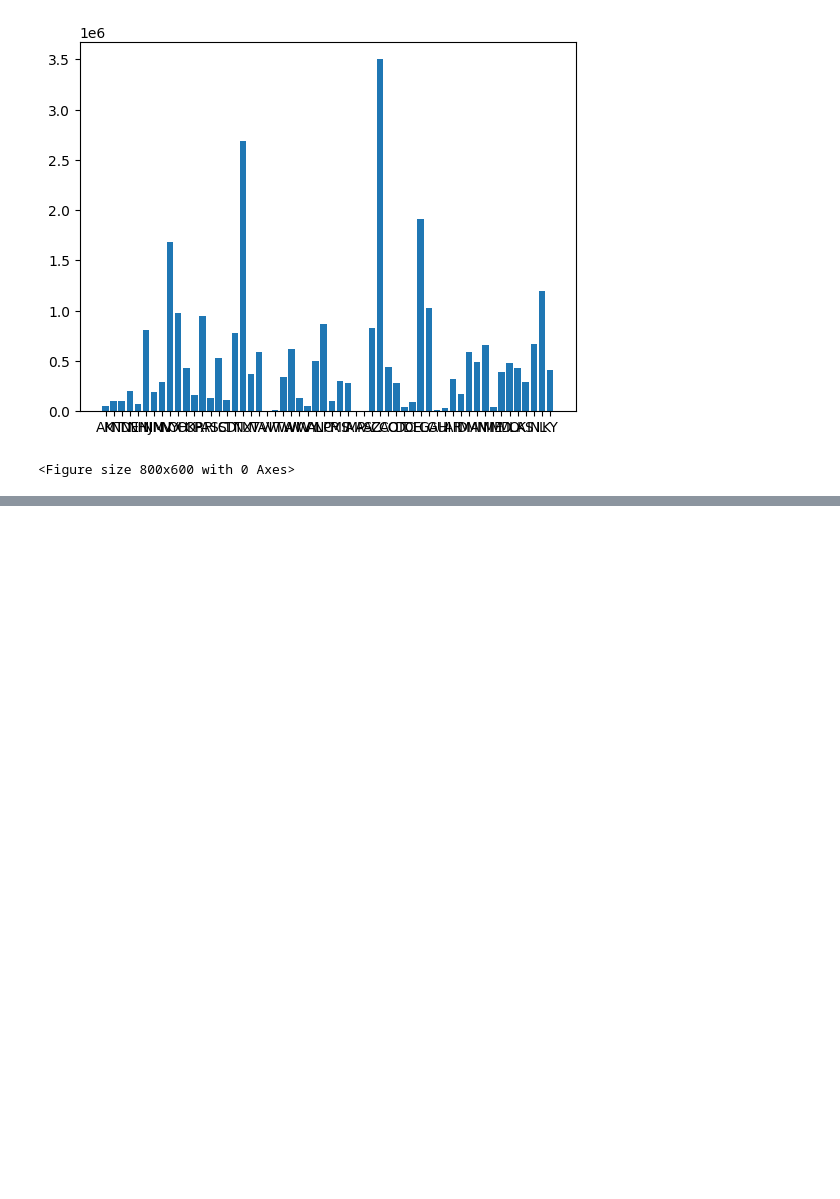
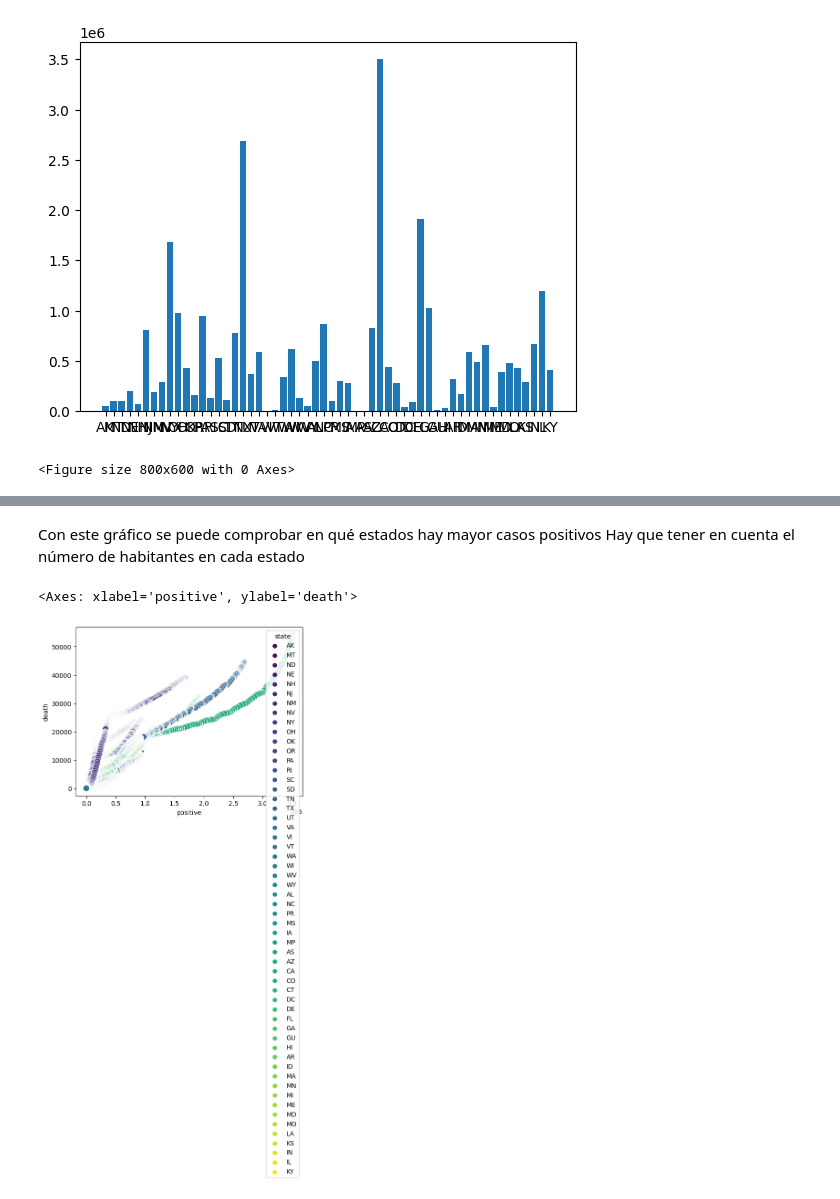
Before and after one commit to AI-School-F5-P2/proyecto_Datathon_equipo_5, a Jupyter notebook: main.ipynb, the cells around one changed output, grey strips where cells are left out. Drawn from its saved outputs; the diff is of its cells as text; code cells hidden in the pictures; blank space fills up the shorter version.

Commit message:
filtrado de datos y nuevo gráfico

```diff
--- a/main.ipynb
+++ b/main.ipynb
@@ -264,0 +270,12 @@ plt.show()
+# %% [markdown]
+Con este gráfico se puede comprobar en qué estados hay mayor casos positivos
+Hay que tener en cuenta el número de habitantes en cada estado
+# %%
+
+# sns.scatterplot(x="death", y="positive", data=df_cleaned.sort_values(by="positive", ascending=False))
+df_sorter=df_cleaned.sort_values(by="state", ascending=False)
+top_stage=df_sorter.head(5)
+sns.scatterplot(x="positive", y="death", hue="state", data=df_cleaned, s=100, palette="viridis")
+# %% [output]
+<Axes: xlabel='positive', ylabel='death'>
+[figure, added]
```
Also changed, not shown: parts of 1 cell of this notebook.
